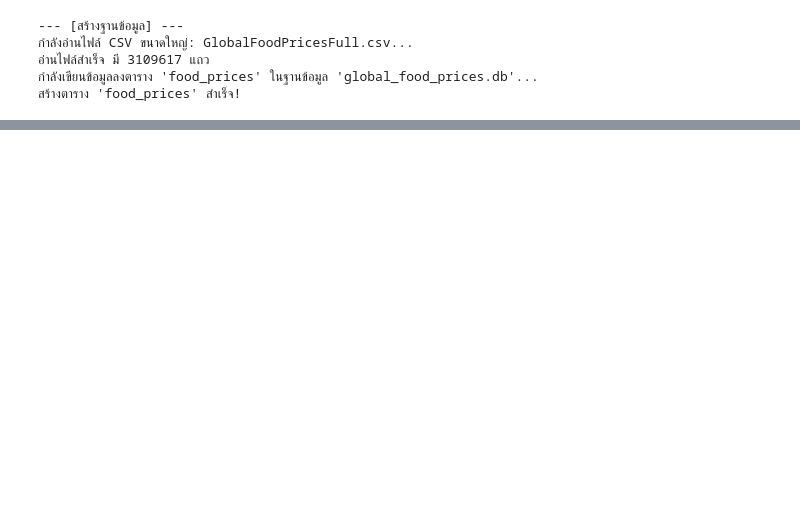
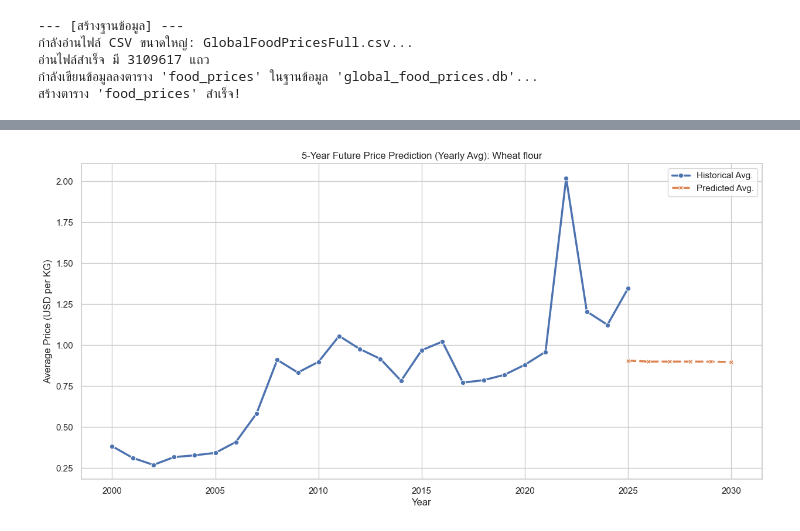
Before and after one commit to paka04sep/DataSci_GlobalFoodPrices, a Jupyter notebook: Project.ipynb, the cells around one changed output, grey strips where cells are left out. Drawn from its saved outputs; the diff is of its cells as text; code cells hidden in the pictures; blank space fills up the shorter version.

```diff
--- a/Project.ipynb
+++ b/Project.ipynb
@@ -406,0 +488,88 @@ except Exception as e:
+# %%
+# (ใน Cell 8: 95c820bb)
+
+import pandas as pd
+import matplotlib.pyplot as plt
+import seaborn as sns
+import re
+
+print("\n--- [ขั้นตอนที่ 8] การสร้างกราฟทำนายอนาคต (ฉบับแก้ไข: ค่าเฉลี่ยรายปี) ---")
+
+commodity_to_predict = 'Wheat flour'
+
+print(f"กำลังเตรียมทำนายอนาคตของ: {commodity_to_predict} (เฉลี่ยรายปี) ... 5 ปีล่วงหน้า")
+
+try:
+    # --- 1. สร้าง \"ตารางเวลาอนาคต\" (Future DataFrame) ---
+    # (เหมือนเดิม) สร้างพิมพ์เขียว 60 เดือนข้างหน้า
+    last_date = df['date'].max()
+    future_periods = 60
+    future_dates = pd.date_range(start=last_date, periods=future_periods, freq='MS')
+
+    df_future = pd.DataFrame(0, index=future_dates, columns=X.columns)
+
+    df_future['Year'] = df_future.index.year
+    df_future['Month'] = df_future.index.month
+    df_future['Quarter'] = df_future.index.quarter
+
+    # --- 2. ทำนายอนาคต (รายเดือน) ---
+    # (เหมือนเดิม) โมเดลจะทำนาย price_per_kg ออกมา 60 ค่า (รายเดือน)
+    future_predictions = best_tuned_model.predict(df_future)
+
+    df_predictions_monthly = pd.DataFrame({
+        'date': future_dates,
+        'predicted_price_per_kg': future_predictions
+    })
+
+    # --- [ 🔴 แก้ไข 🔴 ] ---
+    # 3. สรุปผลการทำนาย (รายเดือน) ให้เป็น (รายปี)
+    df_predictions_monthly['Year'] = df_predictions_monthly['date'].dt.year
+    df_predictions_yearly = df_predictions_monthly.groupby('Year')['predicted_price_per_kg'].mean().reset_index()
+
+    # 4. ดึงข้อมูล \"อดีต\" (Historical) และสรุปเป็น (รายปี)
+    df_historical = df[df['commodity'] == commodity_to_predict]
+    df_historical['Year'] = df_historical['date'].dt.year # (ต้องมีคอลัมน์ Year ก่อน)
+    df_historical_yearly = df_historical.groupby('Year')['price_per_kg'].mean().reset_index()
+
+    # 5. รวมข้อมูลอดีตและอนาคต (รายปี) เพื่อพล็อต
+    # (เปลี่ยนชื่อคอลัมน์ให้เหมือนกันเพื่อง่ายต่อการพล็อต)
+    df_hist_plot = df_historical_yearly.rename(columns={'price_per_kg': 'Price (USD per KG)'})
+    df_hist_plot['Type'] = 'Historical Avg.'
+
+    df_pred_plot = df_predictions_yearly.rename(columns={'predicted_price_per_kg': 'Price (USD per KG)'})
+    df_pred_plot['Type'] = 'Predicted Avg.'
+
+    df_combined_plot = pd.concat([df_hist_plot, df_pred_plot])
+    # ------------------------
+
+    # --- 6. สร้างกราฟ (รายปี) ---
+    print("กำลังสร้างกราฟทำนายอนาคต (รายปี)...")
+
+    fig, ax = plt.subplots(figsize=(15, 7))
+
+    # --- [ 🔴 แก้ไข 🔴 ] ---
+    # พล็อตกราฟเส้นเดียวที่รวมทั้งอดีตและอนาคต (แบ่งตาม 'Type')
+    sns.lineplot(data=df_combined_plot,
+                 x='Year',
+                 y='Price (USD per KG)',
+                 hue='Type',
+                 style='Type',
+                 markers=True,
+                 dashes=True,
+                 ax=ax,
+                 linewidth=2.5)
+
+    ax.set_title(f'5-Year Future Price Prediction (Yearly Avg): {commodity_to_predict}')
+    ax.set_xlabel('Year')
+    ax.set_ylabel('Average Price (USD per KG)')
+    # ------------------------
+
+    ax.legend()
+    plt.show()
+
+except NameError as e:
+    print(f"!!! Error: ไม่พบตัวแปร (เช่น 'X' หรือ 'best_tuned_model')")
+    print("!!! กรุณารัน Cell 1-5 ให้ครบก่อน!!!")
+except Exception as e:
+    print(f"เกิดข้อผิดพลาด: {e}")
+# %% [output]
@@ -406,0 +579 @@ except Exception as e:
+[figure, added]
```
Also changed, not shown: parts of 7 cells of this notebook, 1 other file.
